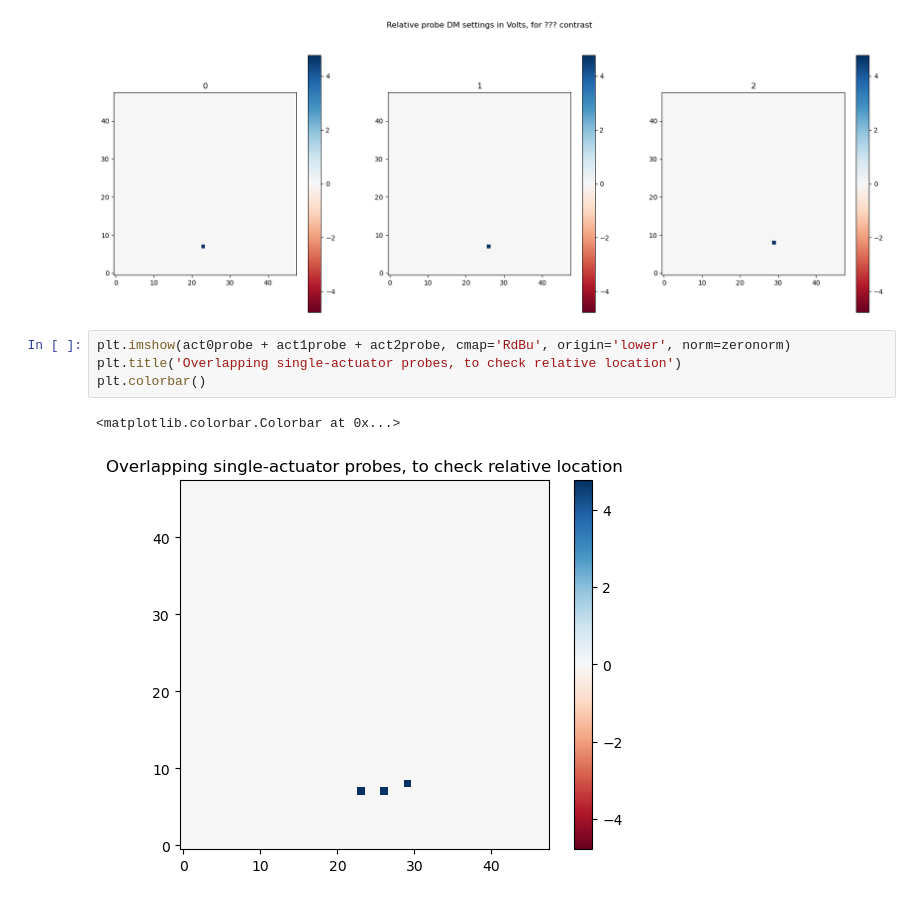
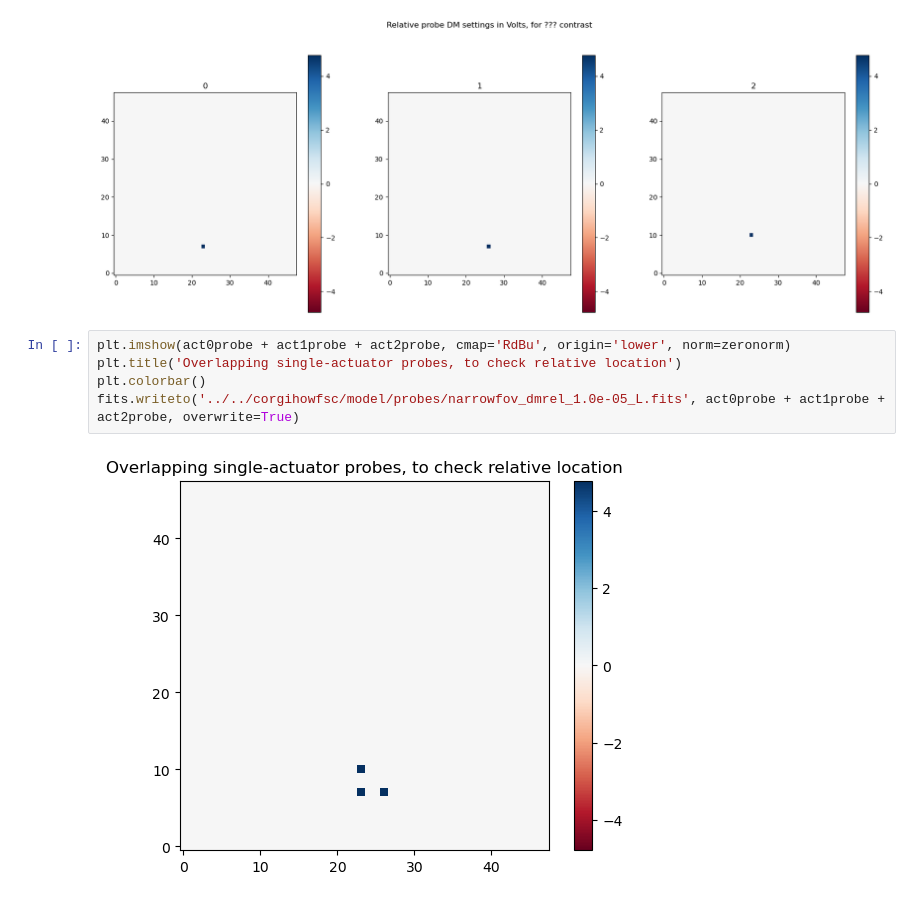
Before and after one commit to roman-corgi/corgihowfsc, a Jupyter notebook: sandbox/ldel/three_probes_generation.ipynb, the cells around one changed output. Drawn from its saved outputs; the diff is of its cells as text.

Commit message:
Generate L probe for testing and fixe scale x,y

```diff
--- a/sandbox/ldel/three_probes_generation.ipynb
+++ b/sandbox/ldel/three_probes_generation.ipynb
@@ -56,7 +63,7 @@ plt.colorbar()
 # %%
 plt.imshow(act0probe + act1probe + act2probe, cmap='RdBu', origin='lower', norm=zeronorm)
 plt.title('Overlapping single-actuator probes, to check relative location')
 plt.colorbar()
+fits.writeto('../../corgihowfsc/model/probes/narrowfov_dmrel_1.0e-05_L.fits', act0probe + act1probe + act2probe, overwrite=True)
 # %% [output]
-<matplotlib.colorbar.Colorbar at 0x...>
-[figure, old version]
+[figure, new version]
```
Also changed, not shown: parts of 1 cell of this notebook, 2 other files.
